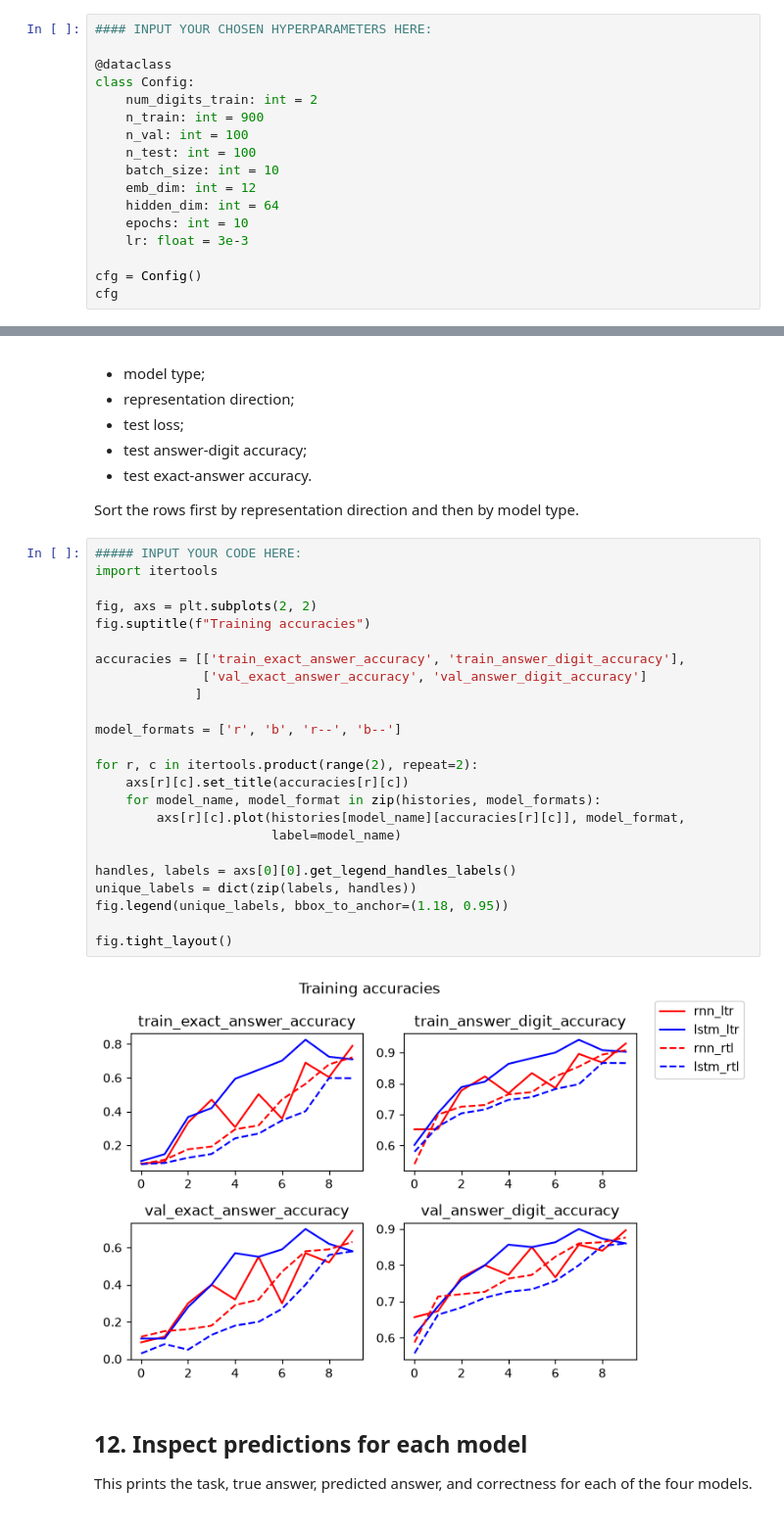
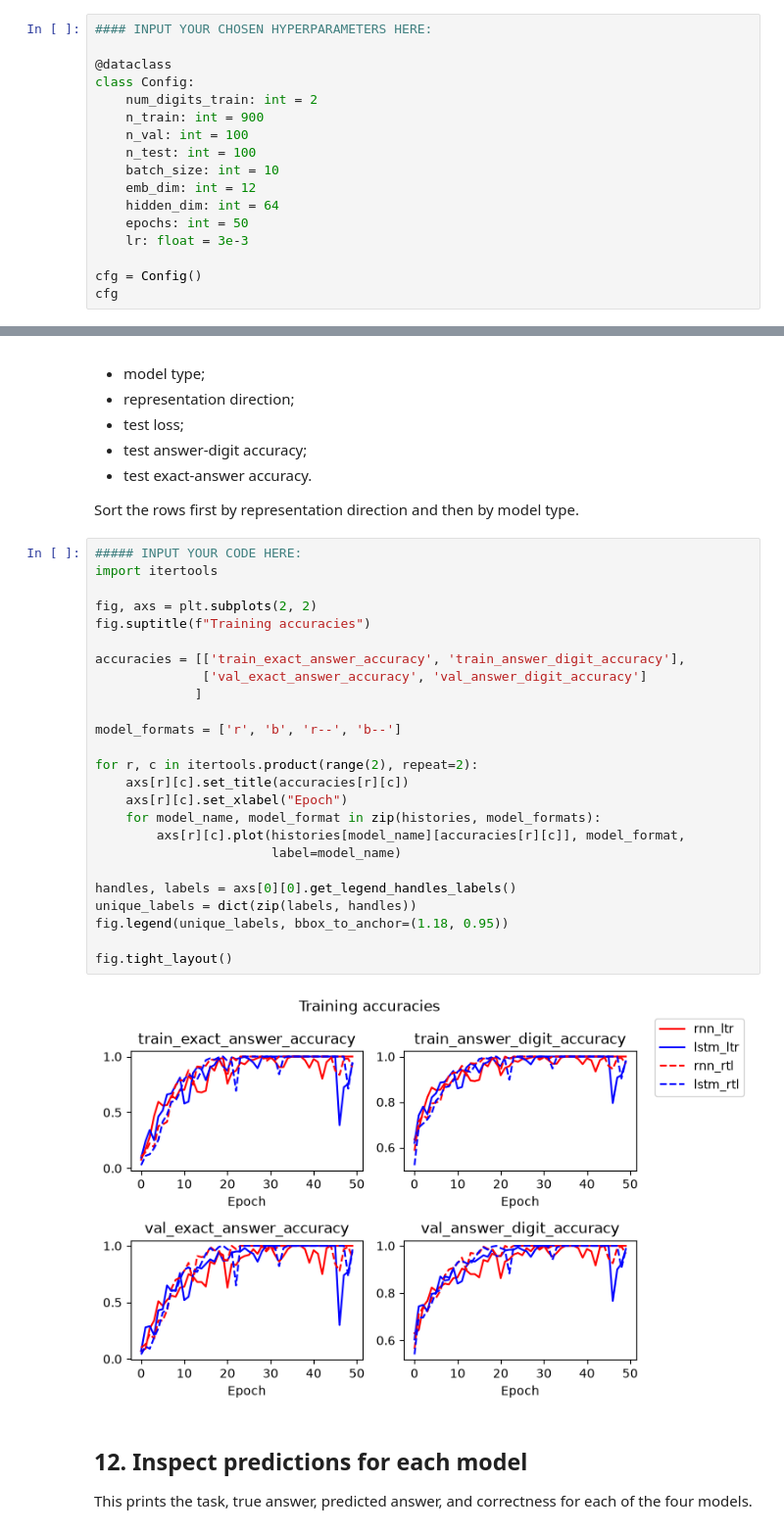
Before and after one commit to 9yifanchen9/MATH3881-5881, a Jupyter notebook: assignment/Assignment_MATH38815881.ipynb, the cells around one changed output, grey strips where cells are left out. Shown at 98% size. Saved outputs shown, nothing was run; the diff lists cells and outputs as text.

```diff
--- a/assignment/Assignment_MATH38815881.ipynb
+++ b/assignment/Assignment_MATH38815881.ipynb
@@ -630,7 +630,7 @@ class Config:
     batch_size: int = 10
     emb_dim: int = 12
     hidden_dim: int = 64
-    epochs: int = 10
+    epochs: int = 50
     lr: float = 3e-3
 
 cfg = Config()
@@ -785,29 +785,30 @@ Sort the rows first by representation direction and then by model type.
 # %%
 ##### INPUT YOUR CODE HERE:
 import itertools
 
 fig, axs = plt.subplots(2, 2)
 fig.suptitle(f"Training accuracies")
 
 accuracies = [['train_exact_answer_accuracy', 'train_answer_digit_accuracy'],
               ['val_exact_answer_accuracy', 'val_answer_digit_accuracy']
              ]
 
 model_formats = ['r', 'b', 'r--', 'b--']
 
 for r, c in itertools.product(range(2), repeat=2):
     axs[r][c].set_title(accuracies[r][c])
+    axs[r][c].set_xlabel("Epoch")
     for model_name, model_format in zip(histories, model_formats):
         axs[r][c].plot(histories[model_name][accuracies[r][c]], model_format,
                        label=model_name)
 
 handles, labels = axs[0][0].get_legend_handles_labels()
 unique_labels = dict(zip(labels, handles))
 fig.legend(unique_labels, bbox_to_anchor=(1.18, 0.95))
 
 fig.tight_layout()
 # %% [output]
-[figure, old version]
+[figure, new version]
 # %% [markdown]
 ## 12. Inspect predictions for each model
 
```
Also changed, not shown: parts of 13 cells of this notebook.
